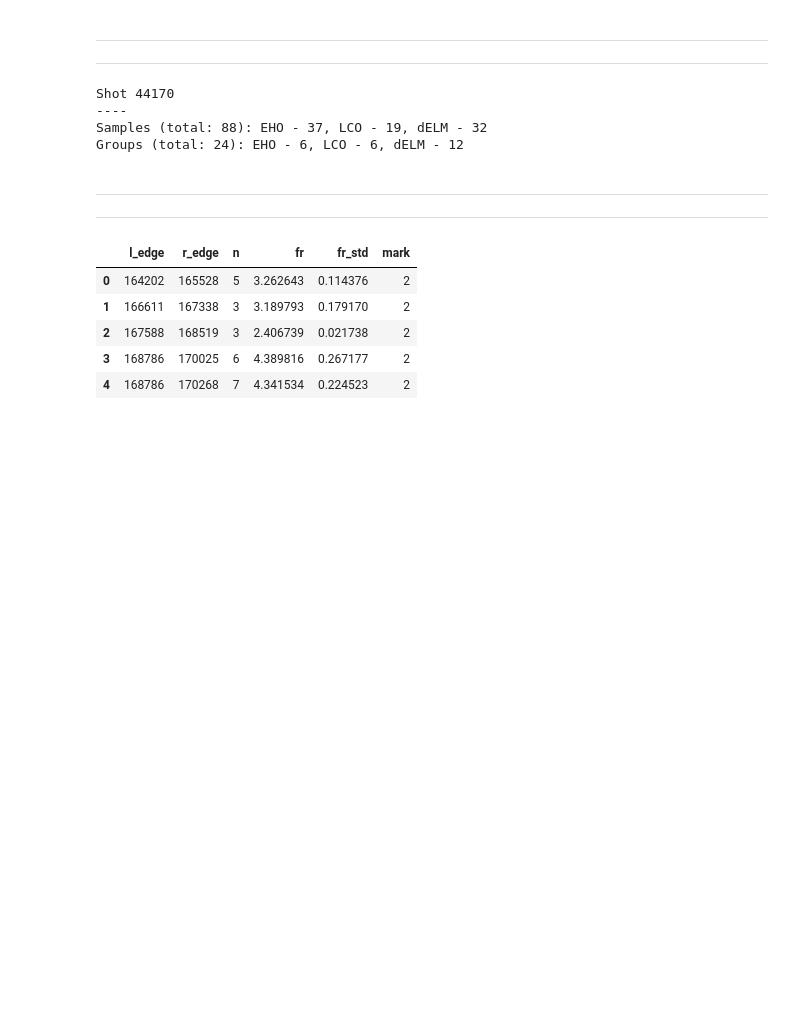
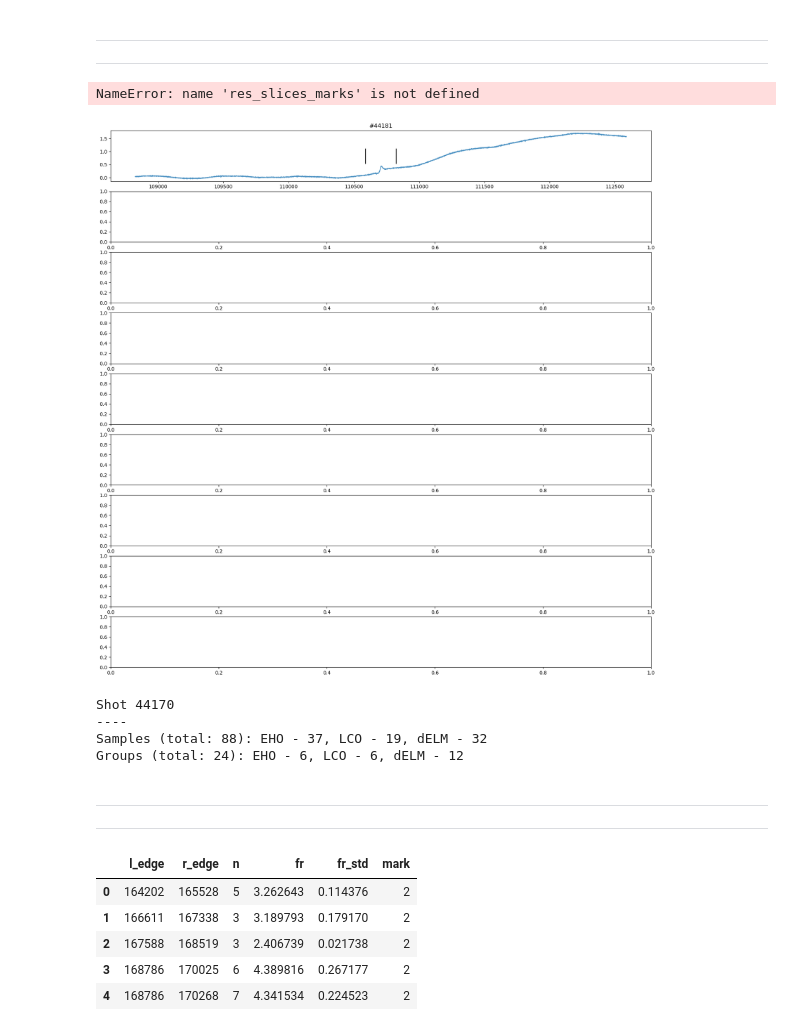
Before and after one commit to feodorrussia/Plasma_analysis, a Jupyter notebook: Marking sys_v3.ipynb, the cells around one changed output. Saved outputs shown, nothing was run; the diff lists cells and outputs as text; code cells hidden in the pictures; blank space fills up the shorter version.

```diff
--- a/Marking sys_v3.ipynb
+++ b/Marking sys_v3.ipynb
@@ -193,7 +217,7 @@ print(len(res_slices_edges))
 ---
 ---
 # %%
-start_ind = 14  # 0 | 44184 - 9; 44171 - 6; 44172 - 8; 44187 - 6 (4 - syncELM); 44170 - 3
+start_ind = 0  # 0 | 44184 - 9; 44171 - 6; 44172 - 8; 44187 - 6 (4 - syncELM); 44170 - 3
 bottom_width = 2000
 
 for ind in range(start_ind, res_slices_edges.shape[0]):
@@ -304,33 +328,36 @@ for ind in range(start_ind, res_slices_edges.shape[0]):
     while mode != "" and int(mode) >= 0:
         mode = int(mode)
         if mode == 0:
             points_ind = list(map(int, input("Input point indexes:\n").strip().split()))
             points = x[points_ind]
         else:
             gr_ind = int(input(f"Input group number (from 1 to {len(res_groups_peaks)}): ").strip().split()[0]) - 1
             points = res_groups_peaks[gr_ind]
 
         # mean delta in group
         m_d = get_time_delta(points) / 1e3
 
         # delta std
         std_d = 0
         for p_i in range(len(points)):
             if p_i > 0:
                 std_d += (m_d - (points[p_i] - points[p_i - 1]) / 1e3) ** 2
         std_d = (std_d / len(points) / (len(points) - 1)) ** .5
 
         print(f"Group stats: n: {len(points)}, fr: ({1/m_d:.3f} +- {std_d/(m_d ** 2):.3f}) kHZ")
 
         mark = input("Input mark of the group (string: eho|lco|delm)")
 
         df_groups_arr.append([points[0] - 50, points[-1] + 50, len(points), 1/m_d, std_d/(m_d ** 2), mark])
 
         for p in points:
             df_points_arr.append([df.t[p], 1 / m_d, mark])
 
         print("------")
         mode = input("Input mode [manual (input points) - 0 | auto (input group) - 1 | continue - -1]: ")
+# %% [output]
+NameError: name 'res_slices_marks' is not defined
+[figure, added]
 # %%
 print(f"Shot {F_ID}\n----")
 print(f"Samples (total: {len(df_points_arr)}): EHO - {np.count_nonzero(np.array(df_points_arr)[:, 2] == 'eho')}, LCO - {np.count_nonzero(np.array(df_points_arr)[:, 2] == 'lco')}, dELM - {np.count_nonzero(np.array(df_points_arr)[:, 2] == 'delm')}")
```
Also changed, not shown: parts of 6 cells of this notebook.
